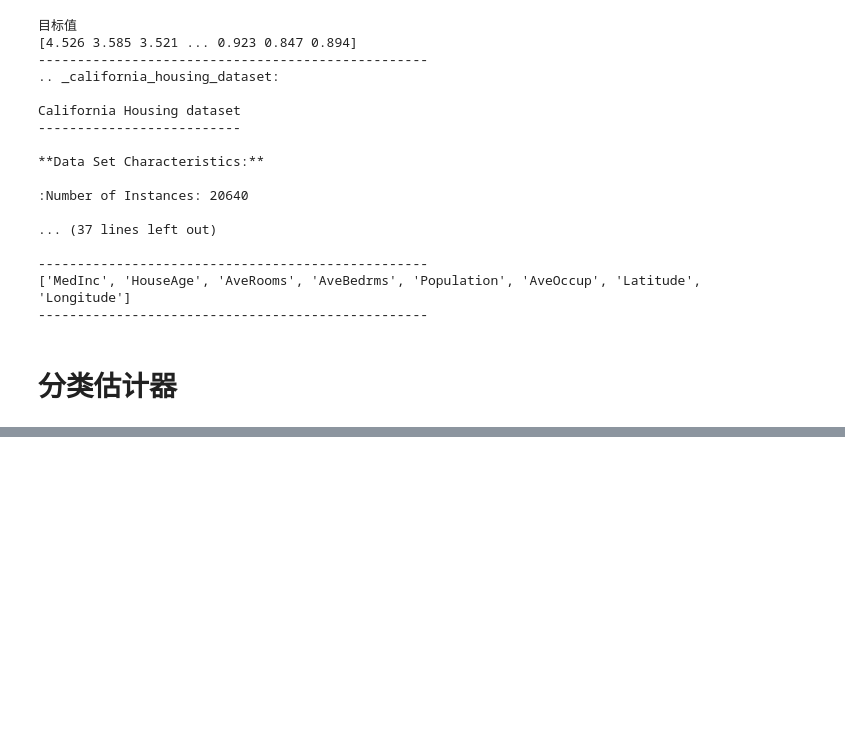
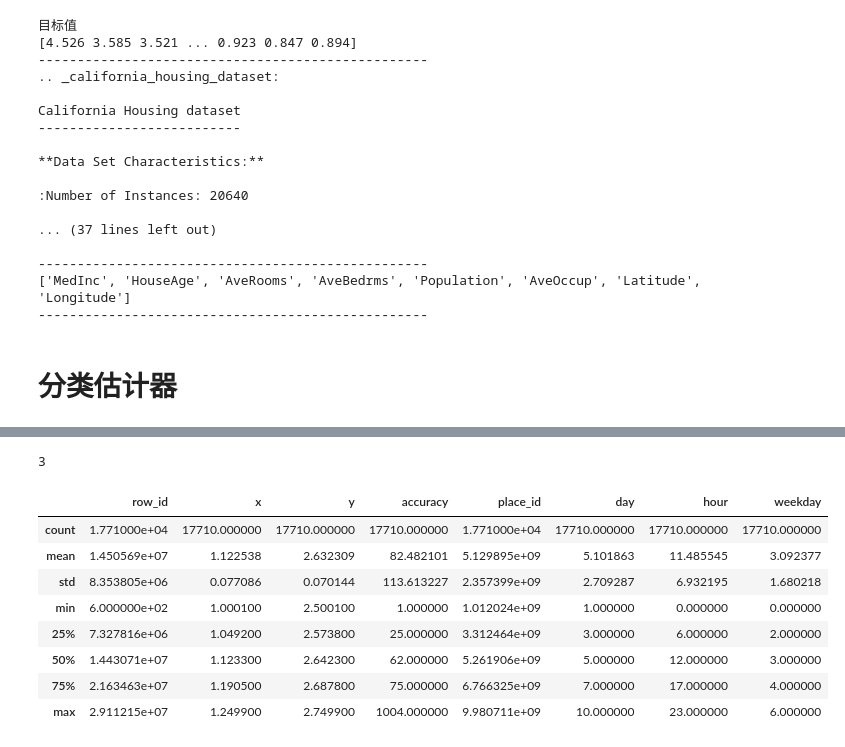
Before and after one commit to Wunchia/python_project, a Jupyter notebook: day15-practice/1-机器学习分类算法.ipynb, the cells around one changed output, grey strips where cells are left out. Cells and saved outputs as stored; diff of their text form; code cells hidden in the pictures; blank space fills up the shorter version.

```diff
--- a/day15-practice/1-机器学习分类算法.ipynb
+++ b/day15-practice/1-机器学习分类算法.ipynb
@@ -198,0 +201,15 @@ California Housing dataset
+# %%
+# K近邻
+"""
+K-近邻预测用户签到位置
+:return:None
+"""
+# 读取数据
+data = pd.read_csv("./data/FBlocation/train.csv")
+
+print(data.head(10))
+print(data.shape)
+print(data.info())
+# 处理数据
+# 1、缩小数据,查询数据,为了减少计算时间
+data = data.query("x > 1.0 &  x < 1.25 & y > 2.5 & y < 2.75")
@@ -198,0 +314,19 @@ California Housing dataset
+# %%
+#星期天，实际weekday的值是6
+per = pd.Period('1970-01-01 18:00', 'h')
+per.weekday
+# %% [output]
+3
+# %%
+#观察数据，看下是否有空值，异常值
+data.describe()
+# %% [output]
+|  | row_id | x | y | accuracy | place_id | day | hour | weekday |
+| count | 1.771000e+04 | 17710.000000 | 17710.000000 | 17710.000000 | 1.771000e+04 | 17710.000000 | 17710.000000 | 17710.000000 |
+| mean | 1.450569e+07 | 1.122538 | 2.632309 | 82.482101 | 5.129895e+09 | 5.101863 | 11.485545 | 3.092377 |
+| std | 8.353805e+06 | 0.077086 | 0.070144 | 113.613227 | 2.357399e+09 | 2.709287 | 6.932195 | 1.680218 |
+| min | 6.000000e+02 | 1.000100 | 2.500100 | 1.000000 | 1.012024e+09 | 1.000000 | 0.000000 | 0.000000 |
+| 25% | 7.327816e+06 | 1.049200 | 2.573800 | 25.000000 | 3.312464e+09 | 3.000000 | 6.000000 | 2.000000 |
+| 50% | 1.443071e+07 | 1.123300 | 2.642300 | 62.000000 | 5.261906e+09 | 5.000000 | 12.000000 | 3.000000 |
+| 75% | 2.163463e+07 | 1.190500 | 2.687800 | 75.000000 | 6.766325e+09 | 7.000000 | 17.000000 | 4.000000 |
+| max | 2.911215e+07 | 1.249900 | 2.749900 | 1004.000000 | 9.980711e+09 | 10.000000 | 23.000000 | 6.000000 |
```
Also changed, not shown: parts of 62 cells of this notebook, 2 other files.
